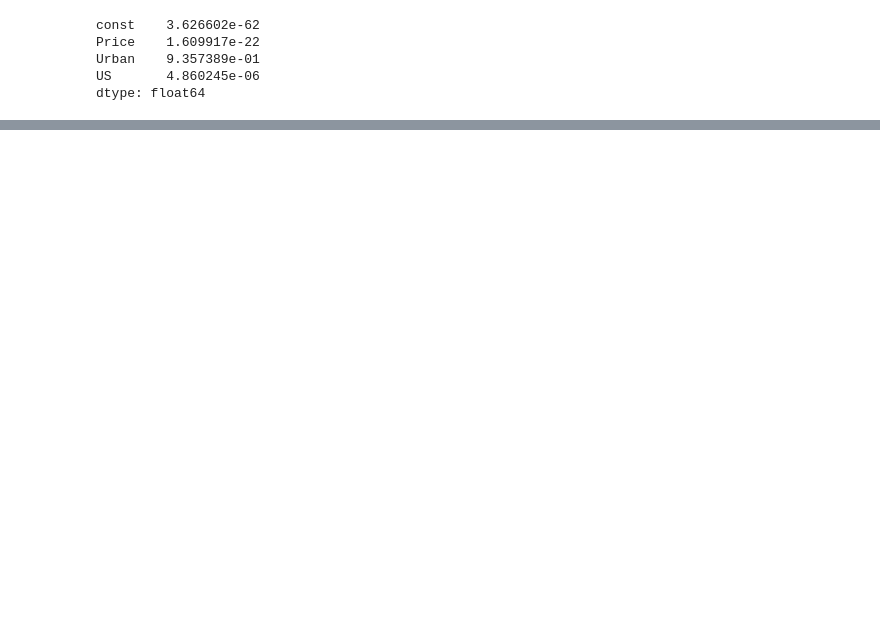
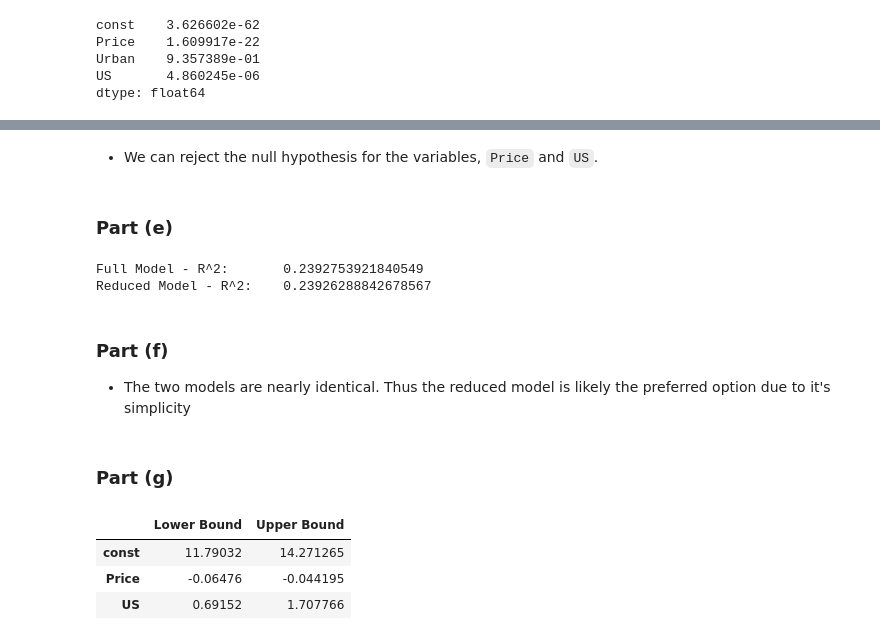
Before and after one commit to benjaminsacks/STAT702, a Jupyter notebook: homework2/ISLP_C3_Q10.ipynb, the cells around one changed output, grey strips where cells are left out. Cells and saved outputs as stored; diff of their text form; code cells hidden in the pictures; blank space fills up the shorter version.

```diff
--- a/homework2/ISLP_C3_Q10.ipynb
+++ b/homework2/ISLP_C3_Q10.ipynb
@@ -87,0 +73,31 @@ Notes:
+# %% [markdown]
+* We can reject the null hypothesis for the variables, `Price` and `US`.
+# %% [markdown]
+### Part (e)
+# %%
+reduced_X = Carseats[['Price', 'US']].copy()
+reduced_X['US'] = reduced_X['US'].map({'Yes': 1, 'No': 0})
+
+reduced_X_with_intercept = sm.add_constant(reduced_X)
+reduced_model = sm.OLS(y, reduced_X_with_intercept).fit()
+
+print(f"Full Model - R^2:\t{full_model.rsquared}")
+print(f"Reduced Model - R^2:\t{reduced_model.rsquared}")
+# %% [output]
+Full Model - R^2:       0.2392753921840549
+Reduced Model - R^2:    0.23926288842678567
+# %% [markdown]
+### Part (f)
+
+* The two models are nearly identical. Thus the reduced model is likely the preferred option due to it's simplicity
+# %% [markdown]
+### Part (g)
+# %%
+confidence_intervals = reduced_model.conf_int(alpha=0.05)  # 95% CI
+confidence_intervals.columns = ['Lower Bound', 'Upper Bound']
+confidence_intervals
+# %% [output]
+|  | Lower Bound | Upper Bound |
+| const | 11.79032 | 14.271265 |
+| Price | -0.06476 | -0.044195 |
+| US | 0.69152 | 1.707766 |
```
Also changed, not shown: parts of 8 cells of this notebook.
